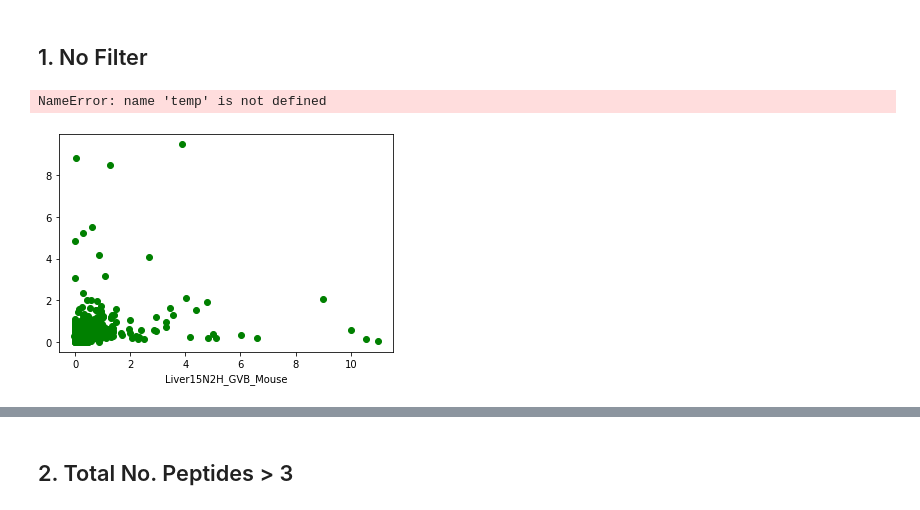
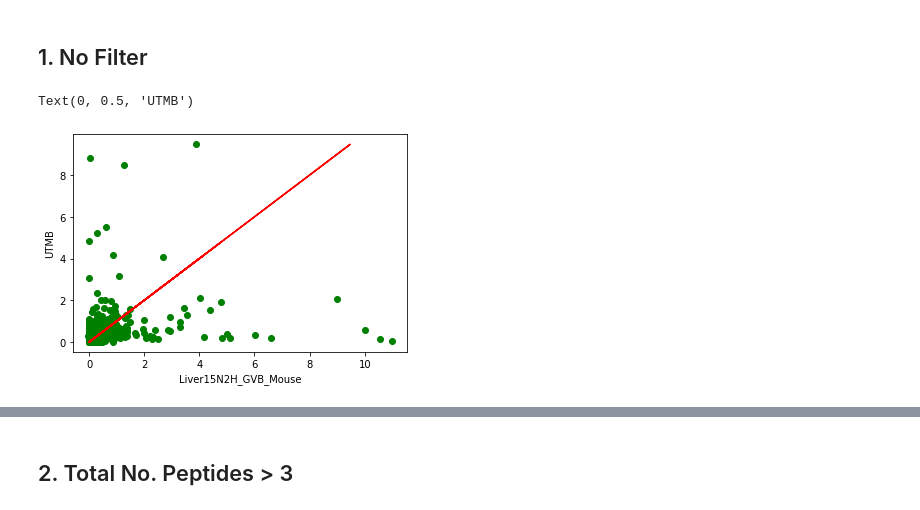
Before and after one commit to henockmamo54/d2omePlusAnalysis, a Jupyter notebook: N15_Vs_d2ome.ipynb, the cells around one changed output, grey strips where cells are left out. Drawn from its saved outputs; the diff is of its cells as text; code cells hidden in the pictures.

```diff
--- a/N15_Vs_d2ome.ipynb
+++ b/N15_Vs_d2ome.ipynb
@@ -49,11 +49,11 @@ utmb_Liver15N2H_GVB_Mouse.head()
 # %%
 plt.scatter(utmb_Liver15N2H_GVB_Mouse.k0,utmb_Liver15N2H_GVB_Mouse.rateconst,c='g')
 plt.xlabel("Liver15N2H_GVB_Mouse")
-plt.plot(temp.rateconst,temp.rateconst,c='r')
+plt.plot(utmb_Liver15N2H_GVB_Mouse.rateconst,utmb_Liver15N2H_GVB_Mouse.rateconst,c='r')
 plt.ylabel("UTMB")
 # %% [output]
-NameError: name 'temp' is not defined
+Text(0, 0.5, 'UTMB')
-[figure, old version]
+[figure, new version]
 # %%
 temp= utmb_Liver15N2H_GVB_Mouse[(utmb_Liver15N2H_GVB_Mouse.k0<1.5)&(utmb_Liver15N2H_GVB_Mouse.k0>0) &
                                 (utmb_Liver15N2H_GVB_Mouse.rateconst<1.5)&(utmb_Liver15N2H_GVB_Mouse.rateconst>0)]
```
Also changed, not shown: parts of 5 cells of this notebook.
